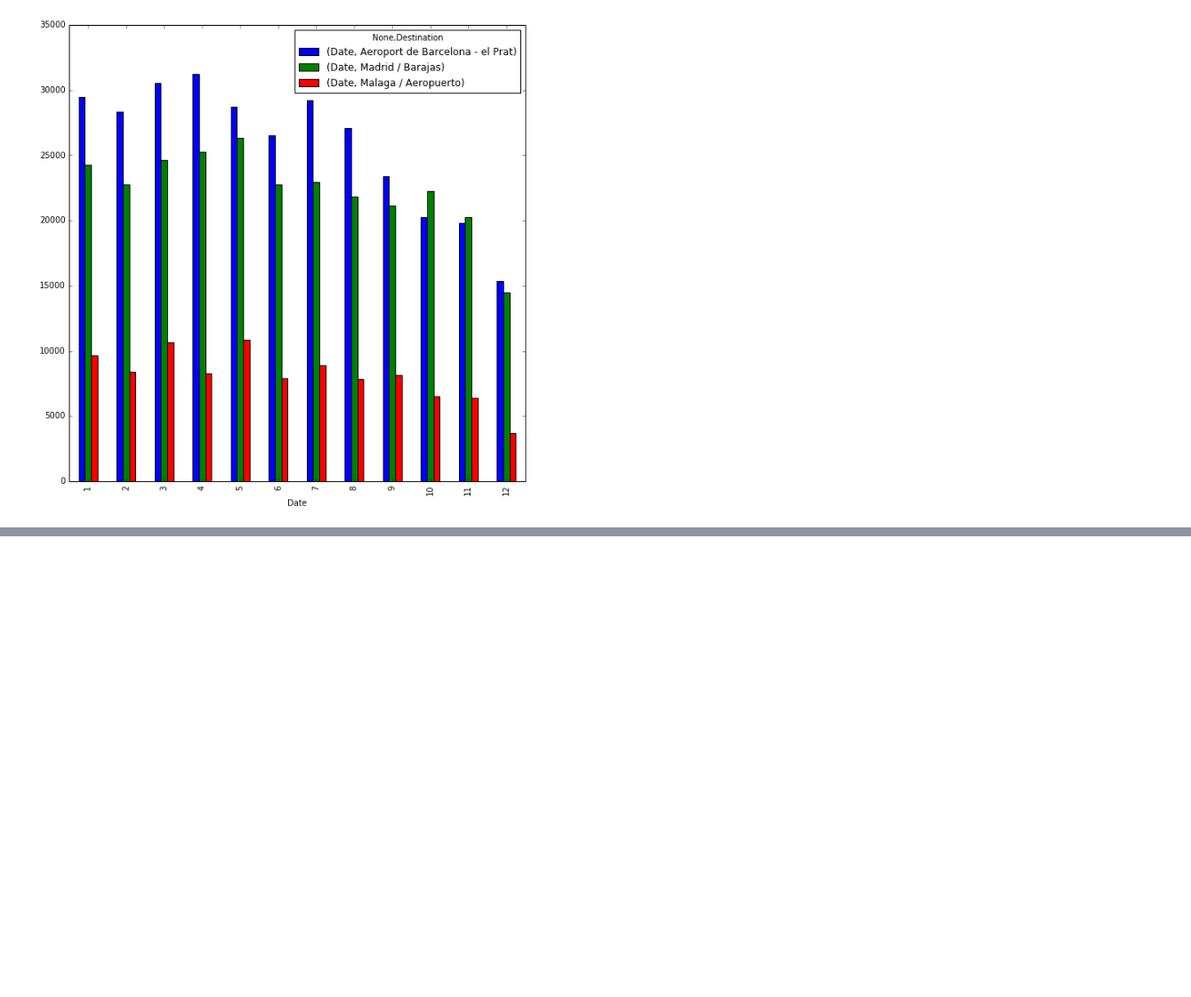
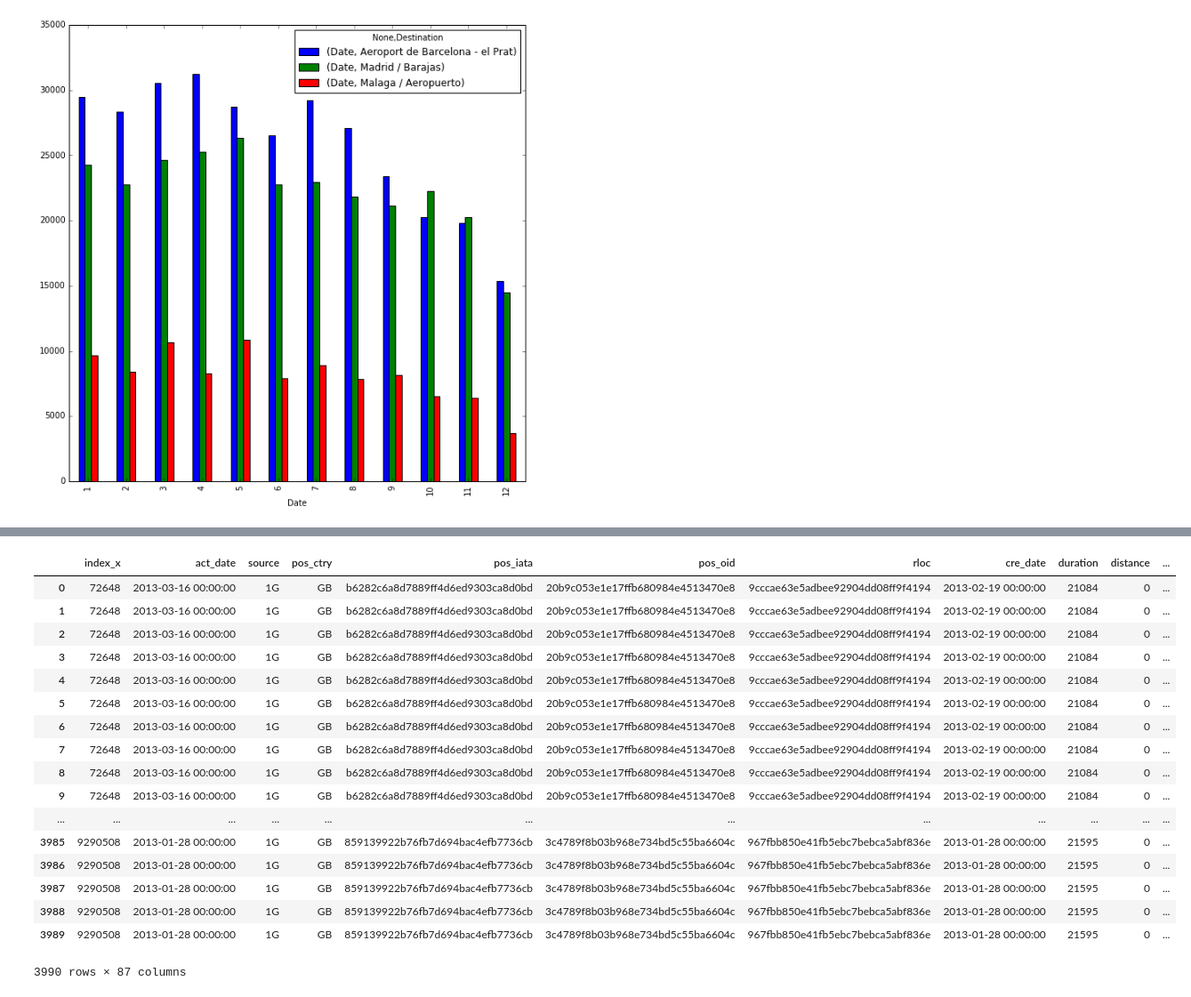
Before and after one commit to AngyGeek/DataChallenge, a Jupyter notebook: DataChallengeCode.ipynb, the cells around one changed output, grey strips where cells are left out. Shown: that part at 89% size. Cells and saved outputs as stored; diff of their text form; code cells hidden in the pictures; blank space fills up the shorter version.

```diff
--- a/DataChallengeCode.ipynb
+++ b/DataChallengeCode.ipynb
@@ -212,0 +332,29 @@ gb.unstack(level=0).plot(kind='bar', subplots=False, ax=ax)
+# %%
+queryTest['brd_time'] = pd.to_datetime(queryTest['brd_time']).apply(lambda x: x.date())
+# %%
+queryTestS['booked'] = 0
+# %%
+queryTestS['index_col'] = queryTestS.index
+# %%
+result = pd.merge(queryTest, queryTestS, right_on=['Seg1Date'], left_on=['brd_time'])
+# %%
+result
+# %% [output]
+|  | index_x | act_date | source | pos_ctry | pos_iata | pos_oid | rloc | cre_date | duration | distance | ... |
+| 0 | 72648 | 2013-03-16 00:00:00 | 1G | GB | b6282c6a8d7889ff4d6ed9303ca8d0bd | 20b9c053e1e17ffb680984e4513470e8 | 9cccae63e5adbee92904dd08ff9f4194 | 2013-02-19 00:00:00 | 21084 | 0 | ... |
+| 1 | 72648 | 2013-03-16 00:00:00 | 1G | GB | b6282c6a8d7889ff4d6ed9303ca8d0bd | 20b9c053e1e17ffb680984e4513470e8 | 9cccae63e5adbee92904dd08ff9f4194 | 2013-02-19 00:00:00 | 21084 | 0 | ... |
+| 2 | 72648 | 2013-03-16 00:00:00 | 1G | GB | b6282c6a8d7889ff4d6ed9303ca8d0bd | 20b9c053e1e17ffb680984e4513470e8 | 9cccae63e5adbee92904dd08ff9f4194 | 2013-02-19 00:00:00 | 21084 | 0 | ... |
+| 3 | 72648 | 2013-03-16 00:00:00 | 1G | GB | b6282c6a8d7889ff4d6ed9303ca8d0bd | 20b9c053e1e17ffb680984e4513470e8 | 9cccae63e5adbee92904dd08ff9f4194 | 2013-02-19 00:00:00 | 21084 | 0 | ... |
+| 4 | 72648 | 2013-03-16 00:00:00 | 1G | GB | b6282c6a8d7889ff4d6ed9303ca8d0bd | 20b9c053e1e17ffb680984e4513470e8 | 9cccae63e5adbee92904dd08ff9f4194 | 2013-02-19 00:00:00 | 21084 | 0 | ... |
+| 5 | 72648 | 2013-03-16 00:00:00 | 1G | GB | b6282c6a8d7889ff4d6ed9303ca8d0bd | 20b9c053e1e17ffb680984e4513470e8 | 9cccae63e5adbee92904dd08ff9f4194 | 2013-02-19 00:00:00 | 21084 | 0 | ... |
+| 6 | 72648 | 2013-03-16 00:00:00 | 1G | GB | b6282c6a8d7889ff4d6ed9303ca8d0bd | 20b9c053e1e17ffb680984e4513470e8 | 9cccae63e5adbee92904dd08ff9f4194 | 2013-02-19 00:00:00 | 21084 | 0 | ... |
+| 7 | 72648 | 2013-03-16 00:00:00 | 1G | GB | b6282c6a8d7889ff4d6ed9303ca8d0bd | 20b9c053e1e17ffb680984e4513470e8 | 9cccae63e5adbee92904dd08ff9f4194 | 2013-02-19 00:00:00 | 21084 | 0 | ... |
+| 8 | 72648 | 2013-03-16 00:00:00 | 1G | GB | b6282c6a8d7889ff4d6ed9303ca8d0bd | 20b9c053e1e17ffb680984e4513470e8 | 9cccae63e5adbee92904dd08ff9f4194 | 2013-02-19 00:00:00 | 21084 | 0 | ... |
+| 9 | 72648 | 2013-03-16 00:00:00 | 1G | GB | b6282c6a8d7889ff4d6ed9303ca8d0bd | 20b9c053e1e17ffb680984e4513470e8 | 9cccae63e5adbee92904dd08ff9f4194 | 2013-02-19 00:00:00 | 21084 | 0 | ... |
+| ... | ... | ... | ... | ... | ... | ... | ... | ... | ... | ... | ... |
+| 3985 | 9290508 | 2013-01-28 00:00:00 | 1G | GB | 859139922b76fb7d694bac4efb7736cb | 3c4789f8b03b968e734bd5c55ba6604c | 967fbb850e41fb5ebc7bebca5abf836e | 2013-01-28 00:00:00 | 21595 | 0 | ... |
+| 3986 | 9290508 | 2013-01-28 00:00:00 | 1G | GB | 859139922b76fb7d694bac4efb7736cb | 3c4789f8b03b968e734bd5c55ba6604c | 967fbb850e41fb5ebc7bebca5abf836e | 2013-01-28 00:00:00 | 21595 | 0 | ... |
+| 3987 | 9290508 | 2013-01-28 00:00:00 | 1G | GB | 859139922b76fb7d694bac4efb7736cb | 3c4789f8b03b968e734bd5c55ba6604c | 967fbb850e41fb5ebc7bebca5abf836e | 2013-01-28 00:00:00 | 21595 | 0 | ... |
+| 3988 | 9290508 | 2013-01-28 00:00:00 | 1G | GB | 859139922b76fb7d694bac4efb7736cb | 3c4789f8b03b968e734bd5c55ba6604c | 967fbb850e41fb5ebc7bebca5abf836e | 2013-01-28 00:00:00 | 21595 | 0 | ... |
+| 3989 | 9290508 | 2013-01-28 00:00:00 | 1G | GB | 859139922b76fb7d694bac4efb7736cb | 3c4789f8b03b968e734bd5c55ba6604c | 967fbb850e41fb5ebc7bebca5abf836e | 2013-01-28 00:00:00 | 21595 | 0 | ... |
+3990 rows × 87 columns
```
Also changed, not shown: parts of 12 cells of this notebook.
